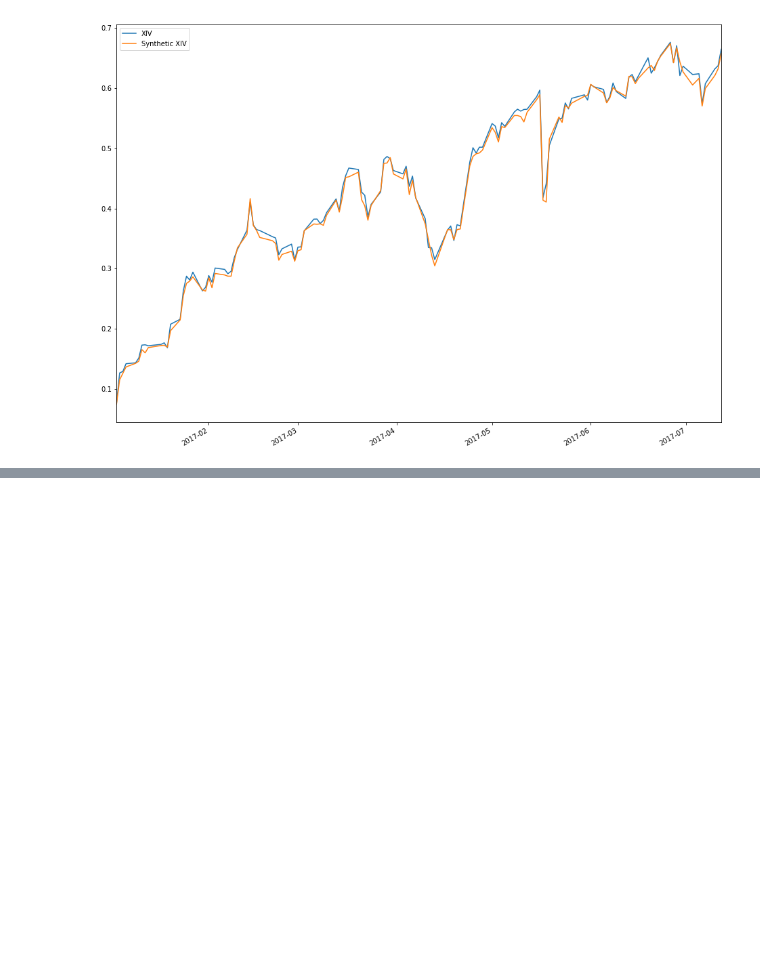
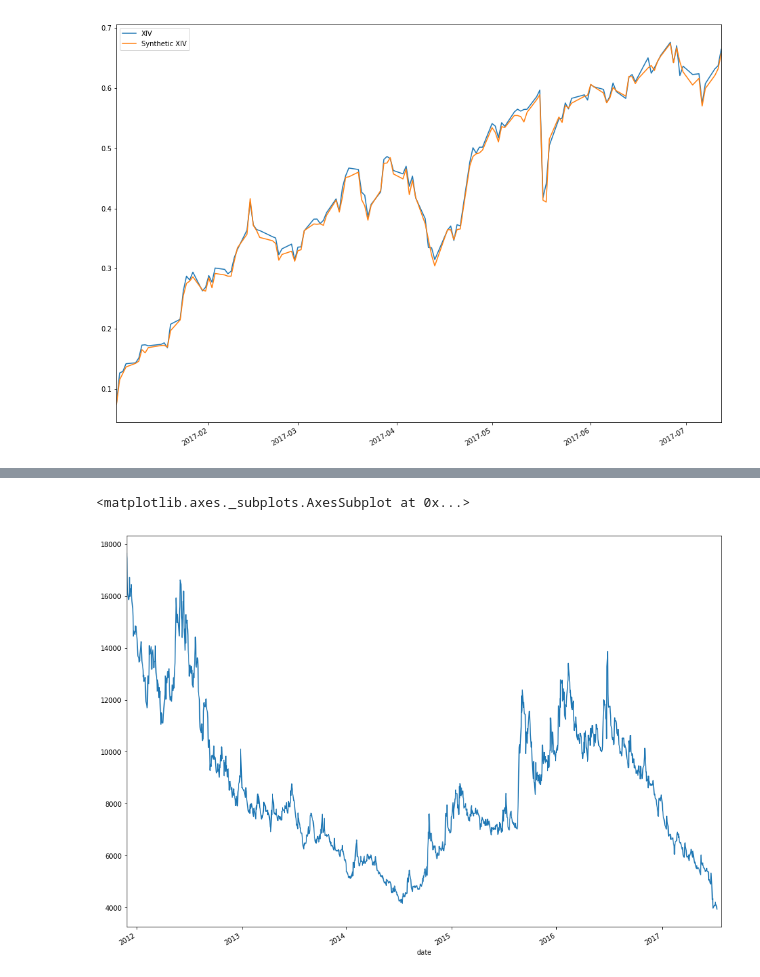
Before and after one commit to matthewgilbert/mapping, a Jupyter notebook: examples/xiv_comparison.ipynb, the cells around one changed output, grey strips where cells are left out. Drawn from its saved outputs; the diff is of its cells as text; code cells hidden in the pictures; blank space fills up the shorter version.

```diff
--- a/examples/xiv_comparison.ipynb
+++ b/examples/xiv_comparison.ipynb
@@ -263,0 +350,11 @@ rets.loc["2017"].cumsum().plot(figsize=(16, 12))
+# %%
+MULTIPLIER = 1000
+avg_prices = (pre_expiry_roll.loc[:, "UX3"] * prices).groupby(level=0).sum()
+rets_cont3 = ux_cont_rets.loc[:, "pre_expiry_third"].fillna(value=0)
+dollar_risk = rets_cont3.rolling(252).std(skipna=True) * np.sqrt(252)* avg_prices * MULTIPLIER
+dollar_risk = dollar_risk.loc[dollar_risk.first_valid_index():]
+# %%
+dollar_risk.plot(figsize=(16, 12))
+# %% [output]
+<matplotlib.axes._subplots.AxesSubplot at 0x...>
+[figure, added]
```
Also changed, not shown: parts of 19 cells of this notebook, 2 other files.
